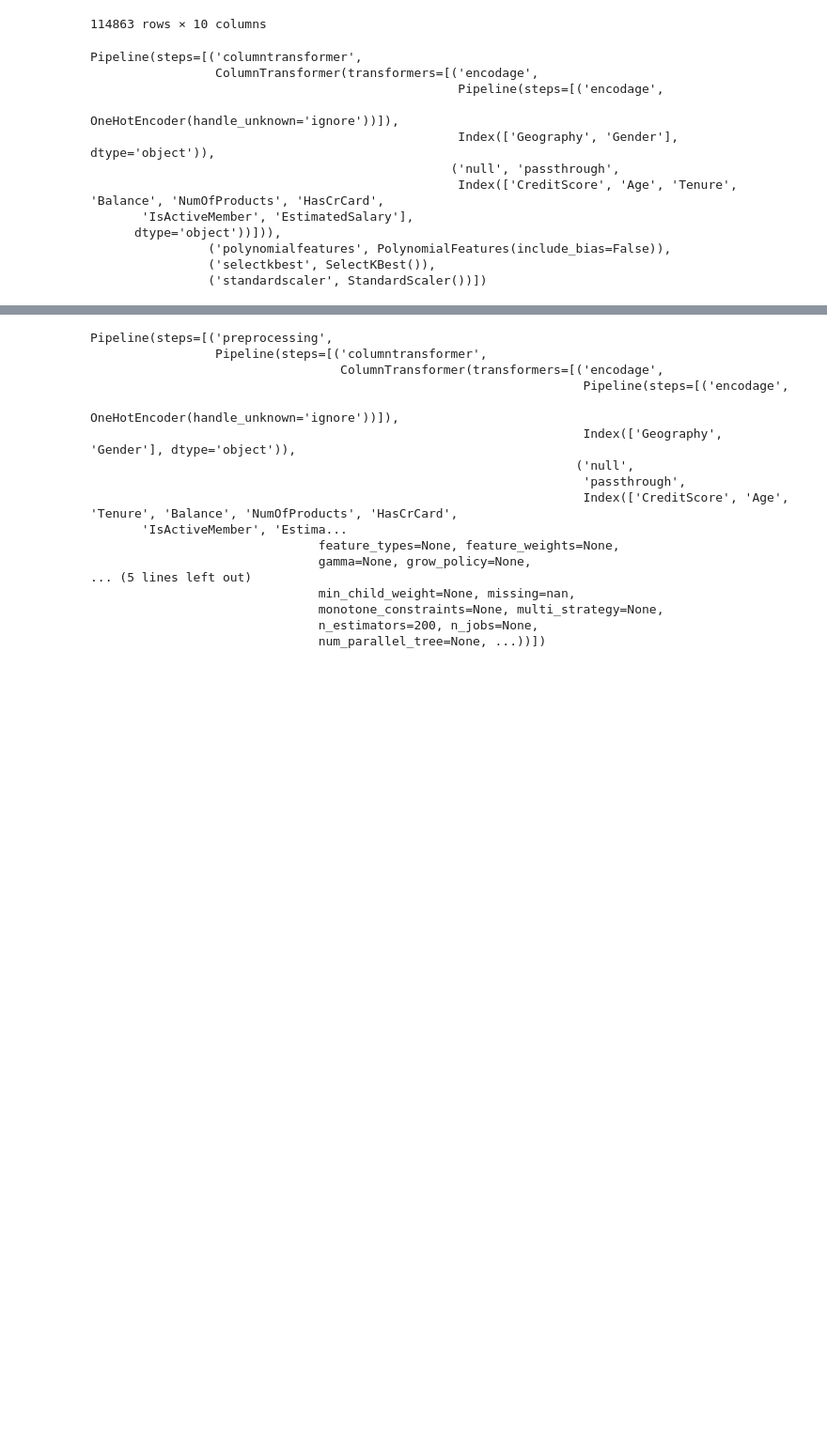
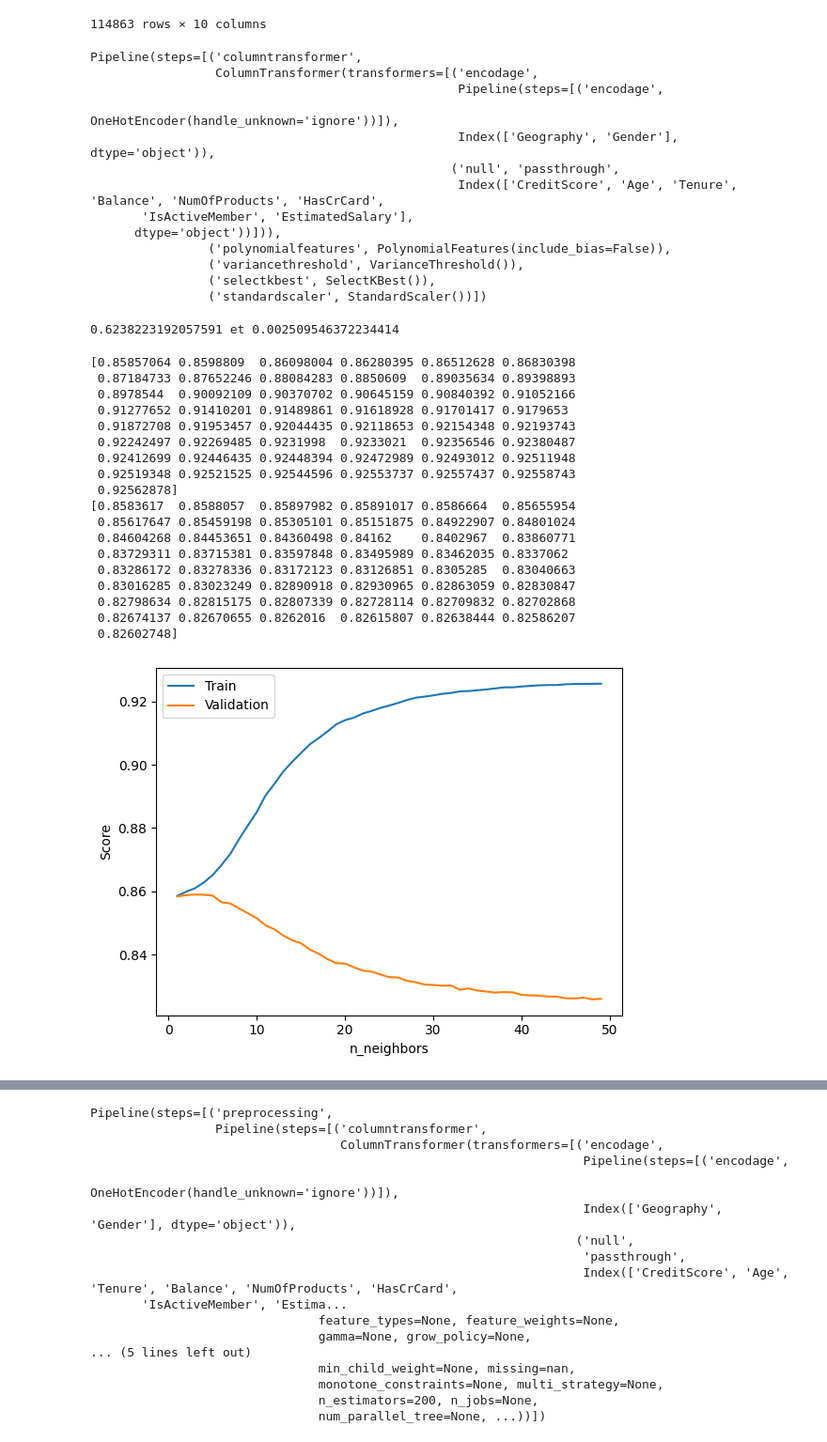
Before and after one commit to romaric420/Bank_churn, a Jupyter notebook: main.ipynb, the cells around one changed output, grey strips where cells are left out. Shown at 94% size. Cells and saved outputs as stored; diff of their text form; code cells hidden in the pictures; blank space fills up the shorter version.

```diff
--- a/main.ipynb
+++ b/main.ipynb
@@ -620,6 +621,7 @@ X_train
 | 10967 | 667 | France | Male | 28.0 | 8 | 0.00 | 2 | 0.0 | 1.0 | ... |
 114863 rows × 10 columns
 # %%
+from sklearn.feature_selection import VarianceThreshold
 Categorial_features =  X_train.select_dtypes(exclude=['int64', 'float64']).columns
 numerical_features =  X_train.select_dtypes(include=['int64', 'float64']).columns
 
@@ -631,7 +633,7 @@ transformation = ColumnTransformer(transformers=[
     ("null","passthrough",numerical_features)
 ])
 
-preprocessing = make_pipeline(transformation,PolynomialFeatures(degree=2,include_bias=False),
+preprocessing = make_pipeline(transformation,PolynomialFeatures(degree=2,include_bias=False),VarianceThreshold(threshold=0.0),
                               SelectKBest(score_func=f_classif,k=10),StandardScaler())
 preprocessing
 # %% [output]
@@ -645,6 +647,7 @@ Pipeline(steps=[('columntransformer',
        'IsActiveMember', 'EstimatedSalary'],
       dtype='object'))])),
                 ('polynomialfeatures', PolynomialFeatures(include_bias=False)),
+                ('variancethreshold', VarianceThreshold()),
                 ('selectkbest', SelectKBest()),
                 ('standardscaler', StandardScaler())])
 # %%
@@ -682,0 +667,48 @@ grid_search = GridSearchCV(
+# %%
+scores = cross_val_score(preprocessing_final,X_train,y_train,cv=5,scoring="f1")
+
+print(f"{scores.mean()} et {scores.std()}")
+# %% [output]
+0.6238223192057591 et 0.002509546372234414
+# %%
+param_range=np.arange(1,50)
+train_score ,val_score= validation_curve(
+    preprocessing_final,
+    X_train,
+    y_train,
+    param_name="classifier__max_depth",
+    param_range=param_range,
+    cv=5
+)
+# %%
+mean_train = train_score.mean(axis=1)
+mean_val = val_score.mean(axis=1)
+
+print(f"{mean_train}")
+print(f"{mean_val}")
+plt.plot(param_range, mean_train, label='Train')
+plt.plot(param_range, mean_val, label='Validation')
+plt.xlabel('n_neighbors')
+plt.ylabel('Score')
+plt.legend()
+plt.show()
+# %% [output]
+[0.85857064 0.8598809  0.86098004 0.86280395 0.86512628 0.86830398
+ 0.87184733 0.87652246 0.88084283 0.8850609  0.89035634 0.89398893
+ 0.8978544  0.90092109 0.90370702 0.90645159 0.90840392 0.91052166
+ 0.91277652 0.91410201 0.91489861 0.91618928 0.91701417 0.9179653
+ 0.91872708 0.91953457 0.92044435 0.92118653 0.92154348 0.92193743
+ 0.92242497 0.92269485 0.9231998  0.9233021  0.92356546 0.92380487
+ 0.92412699 0.92446435 0.92448394 0.92472989 0.92493012 0.92511948
+ 0.92519348 0.92521525 0.92544596 0.92553737 0.92557437 0.92558743
+ 0.92562878]
+[0.8583617  0.8588057  0.85897982 0.85891017 0.8586664  0.85655954
+ 0.85617647 0.85459198 0.85305101 0.85151875 0.84922907 0.84801024
+ 0.84604268 0.84453651 0.84360498 0.84162    0.8402967  0.83860771
+ 0.83729311 0.83715381 0.83597848 0.83495989 0.83462035 0.8337062
+ 0.83286172 0.83278336 0.83172123 0.83126851 0.8305285  0.83040663
+ 0.83016285 0.83023249 0.82890918 0.82930965 0.82863059 0.82830847
+ 0.82798634 0.82815175 0.82807339 0.82728114 0.82709832 0.82702868
+ 0.82674137 0.82670655 0.8262016  0.82615807 0.82638444 0.82586207
+ 0.82602748]
+[figure, added]
```
Also changed, not shown: parts of 12 cells of this notebook.
